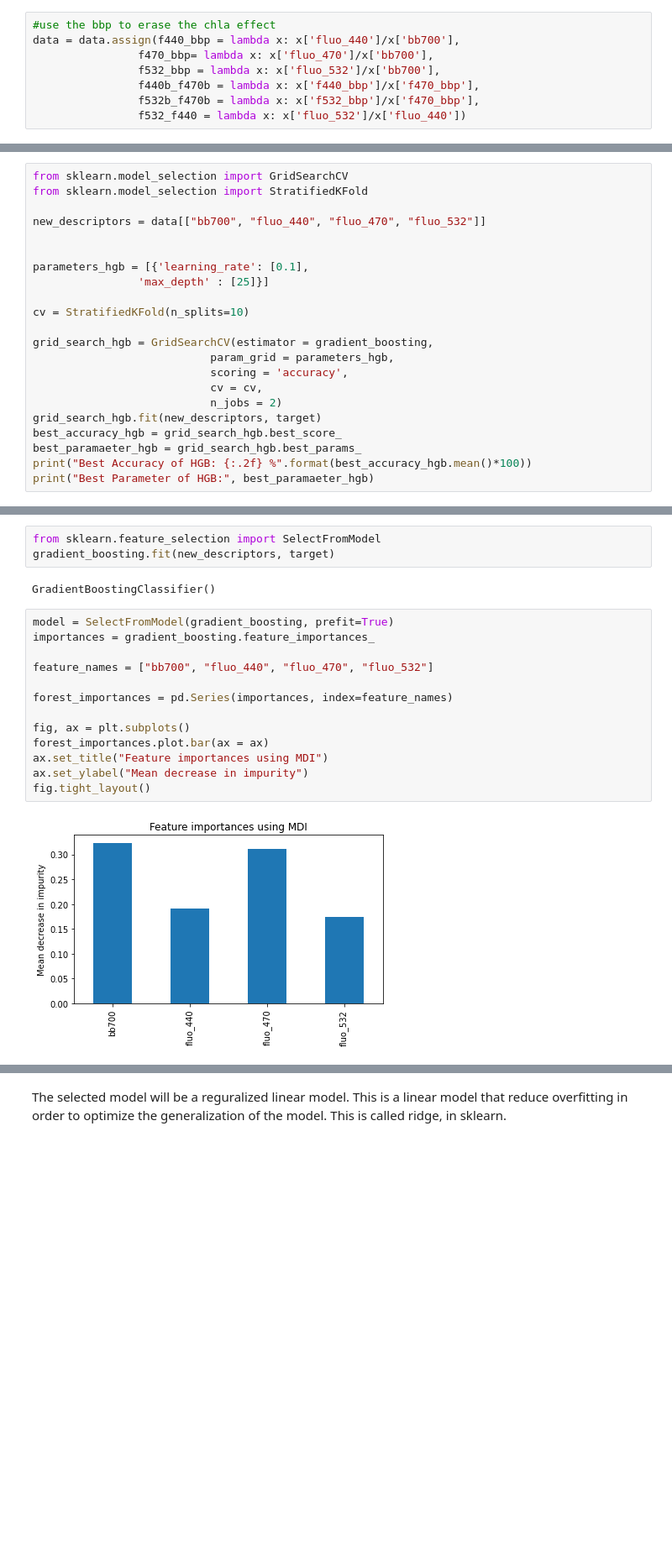
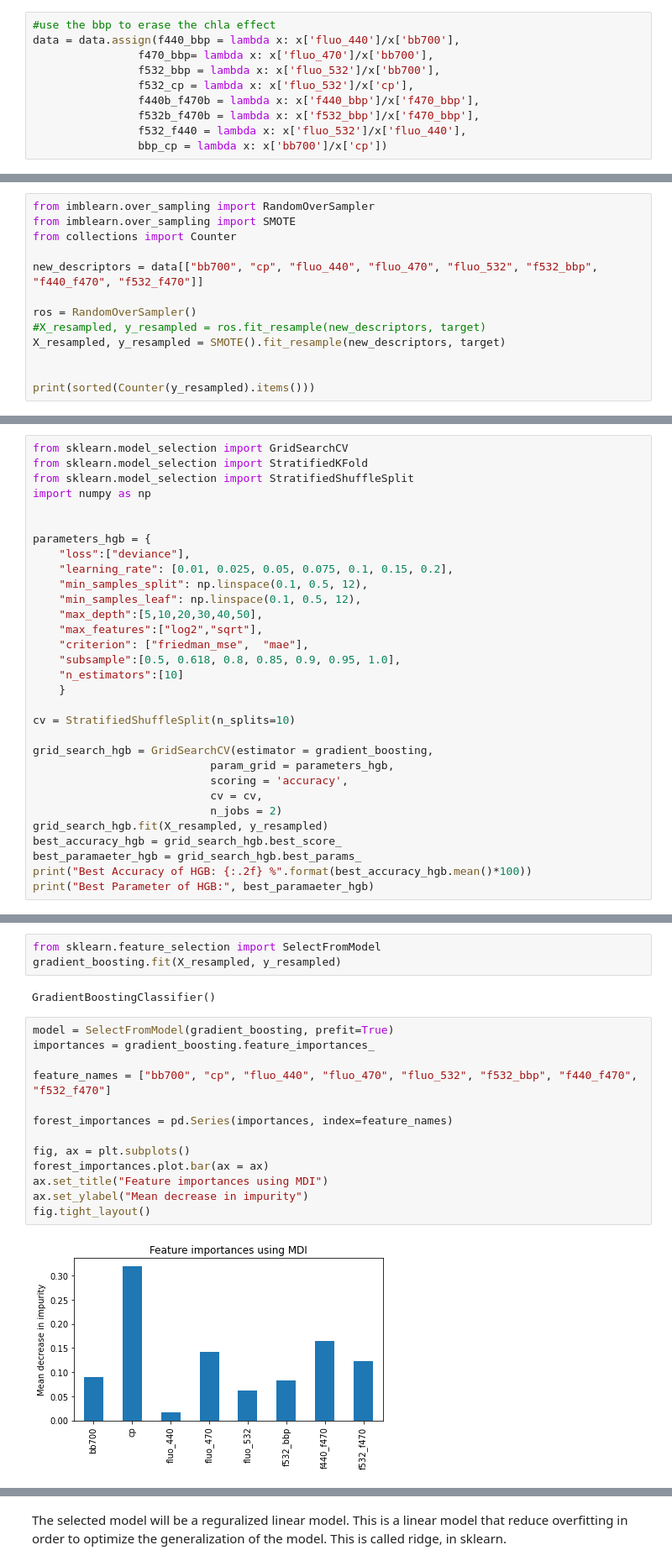
Before and after one commit to Flavi1P/Multispectral-Fluorescence, a Jupyter notebook: Boussole/Scripts/svc_bouss.ipynb, the cells around one changed output, grey strips where cells are left out. Shown at 84% size. Drawn from its saved outputs; the diff is of its cells as text; blank space fills up the shorter version.

Commit message:
Finalize the HGB model

```diff
--- a/Boussole/Scripts/svc_bouss.ipynb
+++ b/Boussole/Scripts/svc_bouss.ipynb
@@ -45,12 +51,27 @@ We need to correct this bias.
 data = data.assign(f440_bbp = lambda x: x['fluo_440']/x['bb700'],
                 f470_bbp= lambda x: x['fluo_470']/x['bb700'],
                 f532_bbp = lambda x: x['fluo_532']/x['bb700'],
+                f532_cp = lambda x: x['fluo_532']/x['cp'],
                 f440b_f470b = lambda x: x['f440_bbp']/x['f470_bbp'],
                 f532b_f470b = lambda x: x['f532_bbp']/x['f470_bbp'],
-                f532_f440 = lambda x: x['fluo_532']/x['fluo_440'])
+                f532_f440 = lambda x: x['fluo_532']/x['fluo_440'],
+                bbp_cp = lambda x: x['bb700']/x['cp'])
 # %%
 from sklearn.experimental import enable_hist_gradient_boosting
 from sklearn.ensemble import GradientBoostingClassifier
 from sklearn.model_selection import cross_validate
 
 gradient_boosting = GradientBoostingClassifier()
+# %%
+from imblearn.over_sampling import RandomOverSampler
+from imblearn.over_sampling import SMOTE
+from collections import Counter
+
+new_descriptors = data[["bb700", "cp", "fluo_440", "fluo_470", "fluo_532", "f532_bbp", "f440_f470", "f532_f470"]]
+
+ros = RandomOverSampler()
+#X_resampled, y_resampled = ros.fit_resample(new_descriptors, target)
+X_resampled, y_resampled = SMOTE().fit_resample(new_descriptors, target)
+
+
+print(sorted(Counter(y_resampled).items()))
@@ -57,21 +80,30 @@ gradient_boosting = GradientBoostingClassifier()
 # %%
 from sklearn.model_selection import GridSearchCV
 from sklearn.model_selection import StratifiedKFold
-
-new_descriptors = data[["bb700", "fluo_440", "fluo_470", "fluo_532"]]
+from sklearn.model_selection import StratifiedShuffleSplit
+import numpy as np
 
 
-parameters_hgb = [{'learning_rate': [0.1],
-                'max_depth' : [25]}]
+parameters_hgb = {
+    "loss":["deviance"],
+    "learning_rate": [0.01, 0.025, 0.05, 0.075, 0.1, 0.15, 0.2],
+    "min_samples_split": np.linspace(0.1, 0.5, 12),
+    "min_samples_leaf": np.linspace(0.1, 0.5, 12),
+    "max_depth":[5,10,20,30,40,50],
+    "max_features":["log2","sqrt"],
+    "criterion": ["friedman_mse",  "mae"],
+    "subsample":[0.5, 0.618, 0.8, 0.85, 0.9, 0.95, 1.0],
+    "n_estimators":[10]
+    }
 
-cv = StratifiedKFold(n_splits=10)
+cv = StratifiedShuffleSplit(n_splits=10)
 
 grid_search_hgb = GridSearchCV(estimator = gradient_boosting,
                            param_grid = parameters_hgb,
                            scoring = 'accuracy',
                            cv = cv,
                            n_jobs = 2)
-grid_search_hgb.fit(new_descriptors, target)
+grid_search_hgb.fit(X_resampled, y_resampled)
 best_accuracy_hgb = grid_search_hgb.best_score_
 best_paramaeter_hgb = grid_search_hgb.best_params_
 print("Best Accuracy of HGB: {:.2f} %".format(best_accuracy_hgb.mean()*100))
@@ -82,22 +114,22 @@ Best Parameter of HGB: {'learning_rate': 0.1, 'max_depth': 25}
 # %%
 from sklearn.feature_selection import SelectFromModel
-gradient_boosting.fit(new_descriptors, target)
+gradient_boosting.fit(X_resampled, y_resampled)
 # %% [output]
 GradientBoostingClassifier()
 # %%
 model = SelectFromModel(gradient_boosting, prefit=True)
 importances = gradient_boosting.feature_importances_
 
-feature_names = ["bb700", "fluo_440", "fluo_470", "fluo_532"]
+feature_names = ["bb700", "cp", "fluo_440", "fluo_470", "fluo_532", "f532_bbp", "f440_f470", "f532_f470"]
 
 forest_importances = pd.Series(importances, index=feature_names)
 
 fig, ax = plt.subplots()
 forest_importances.plot.bar(ax = ax)
 ax.set_title("Feature importances using MDI")
 ax.set_ylabel("Mean decrease in impurity")
 fig.tight_layout()
 # %% [output]
-[figure, old version]
+[figure, new version]
 # %%
 from sklearn.model_selection import train_test_split
```
Also changed, not shown: parts of 12 cells of this notebook, 6 other files.
